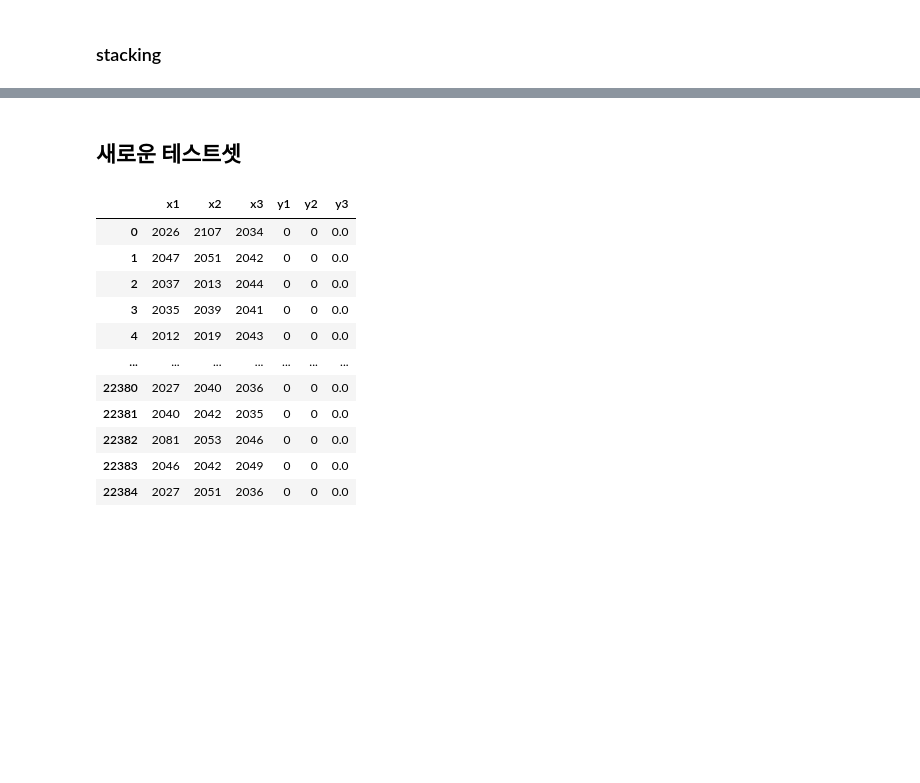
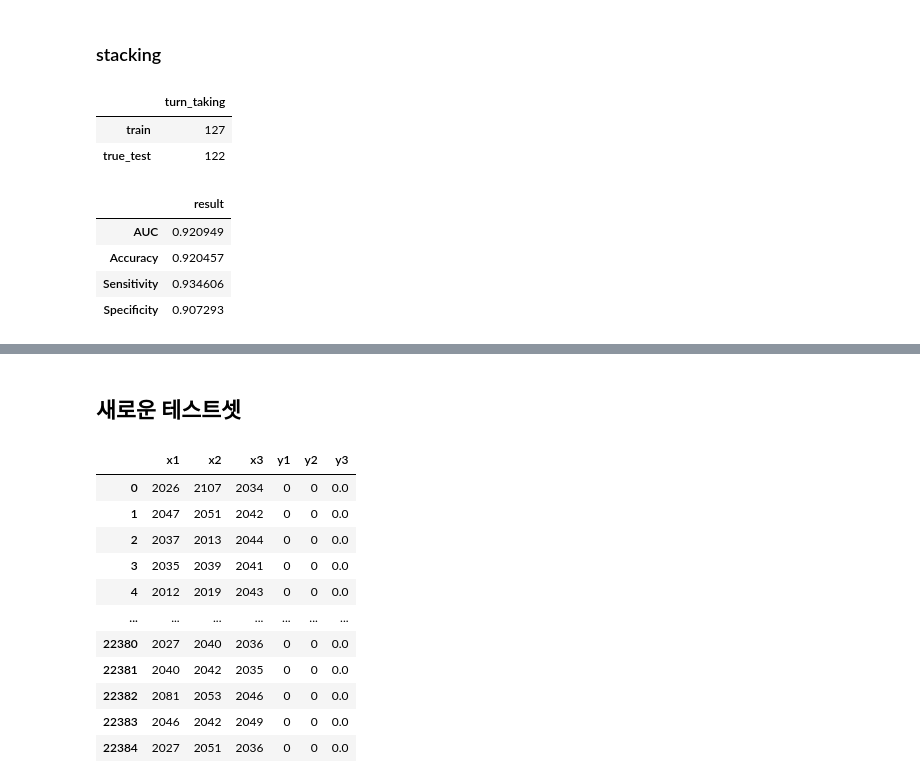
Before and after one commit to RAUL-MADRID/VAD, a Jupyter notebook: VAD_training_save_model.ipynb, the cells around one changed output, grey strips where cells are left out. Cells and saved outputs as stored; diff of their text form; code cells hidden in the pictures; blank space fills up the shorter version.

```diff
--- a/VAD_training_save_model.ipynb
+++ b/VAD_training_save_model.ipynb
@@ -257,3 +257,7 @@ final_graph(20000, 25000, voting_origin, voting_sm_pred, true_test)
 # %%
-# ttf_stacking = total_turn_taking(stacking_sm_pred, true_test)
-# ttf_stacking
+ttf_stacking = total_turn_taking(stacking_sm_pred, true_test)
+ttf_stacking
+# %% [output]
+|  | turn_taking |
+| train | 127 |
+| true_test | 122 |
@@ -262 +264,9 @@ final_graph(20000, 25000, voting_origin, voting_sm_pred, true_test)
+# %%
+result(true_test, stacking_sm_pred)
+# %% [output]
+|  | result |
+| AUC | 0.920949 |
+| Accuracy | 0.920457 |
+| Sensitivity | 0.934606 |
+| Specificity | 0.907293 |
 # %%
```
Also changed, not shown: parts of 24 cells of this notebook, 5 other files.
